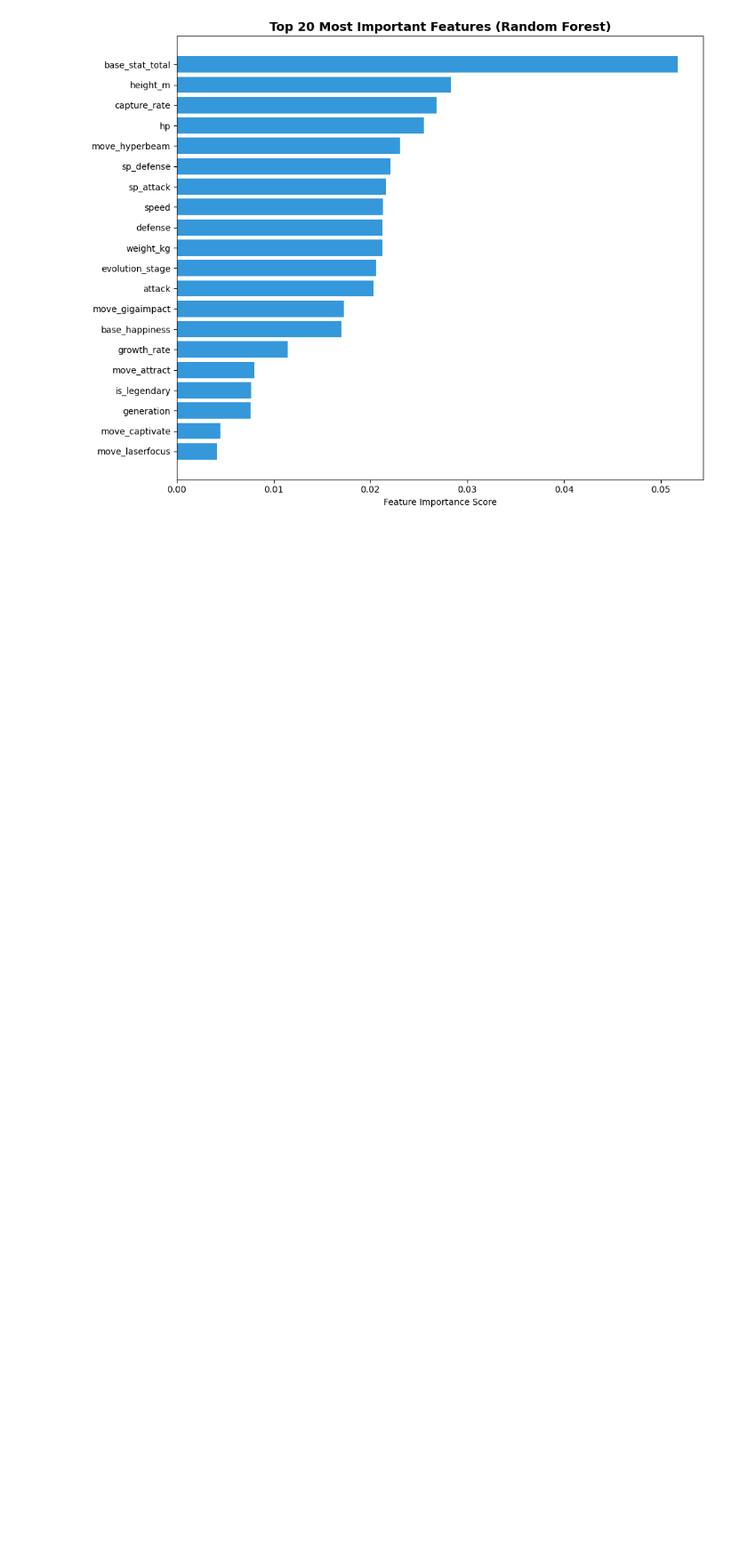
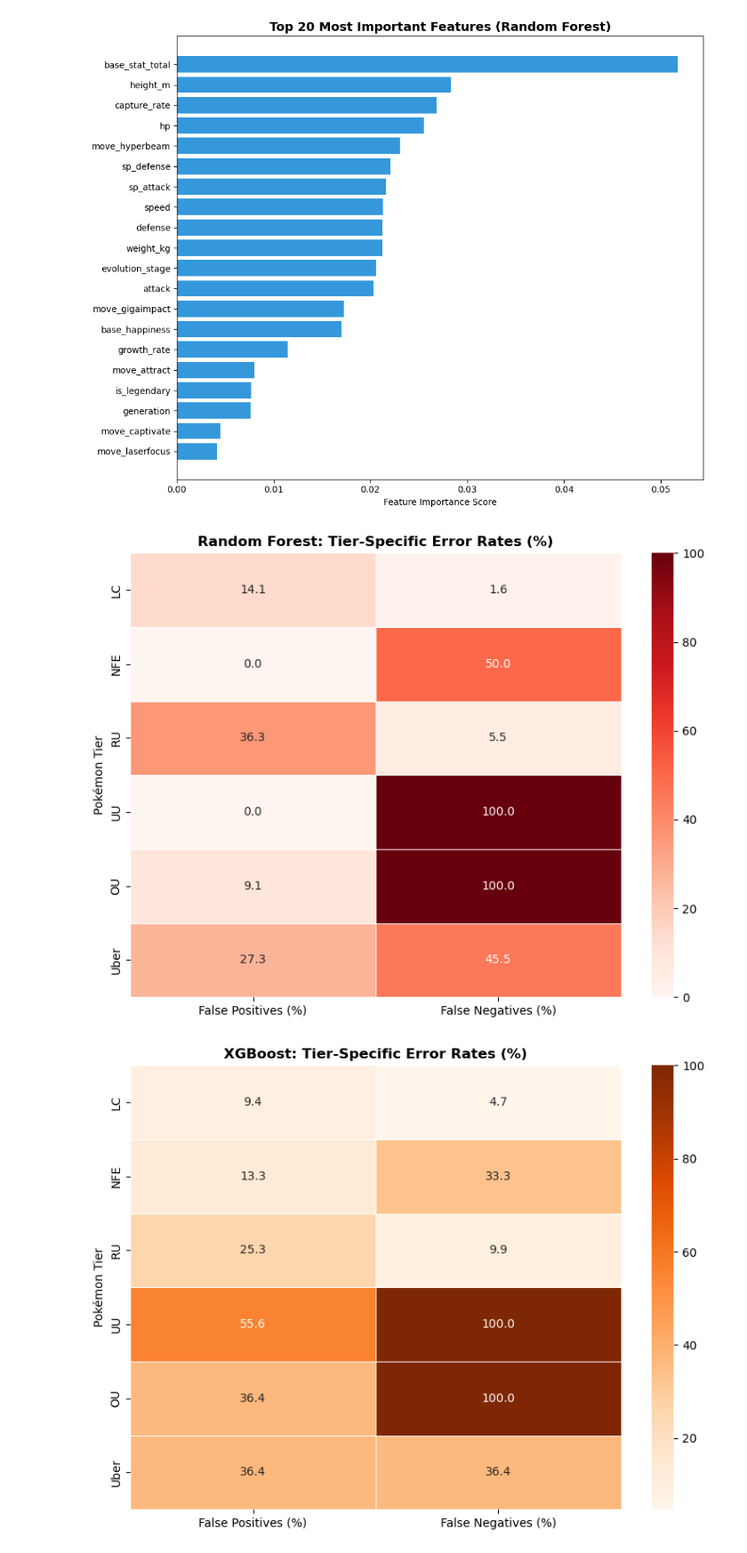
Before and after one commit to Anna-Kopec/pokemon_exploratory_data_analysis, a Jupyter notebook: src/process_tiers.ipynb, the cells around one changed output. Shown at 89% size. Saved outputs shown, nothing was run; the diff lists cells and outputs as text; code cells hidden in the pictures; blank space fills up the shorter version.

Commit message:
added heatmaps for FP and FN; calculate how mismatch is happening for worst-performing tiers

```diff
--- a/src/process_tiers.ipynb
+++ b/src/process_tiers.ipynb
@@ -179,3 +179,43 @@ plt.tight_layout()
 plt.show()
 # %% [output]
 [figure]
+# %%
+# y_test -> 1d list
+y_test_flat = np.asarray(y_test).ravel()
+
+# counts per tier
+support = pd.Series(y_test_flat).value_counts().reindex(range(len(tier_labels)), fill_value=0)
+support.index = tier_labels
+
+# Function for plotting
+def plot_model_heatmap(fp, fn, support_vals, title, cmap):
+    # Ensure no division by zero for rare tiers
+    safe_support = support_vals.replace(0, 1)
+
+    rates = pd.DataFrame({
+        'False Positives (%)': (fp / safe_support) * 100,
+        'False Negatives (%)': (fn / safe_support) * 100
+    }, index=tier_labels)
+
+    plt.figure(figsize=(8, 6))
+    sns.heatmap(rates, annot=True, cmap=cmap, fmt='.1f', linewidths=.5)
+    plt.title(title, fontsize=12, fontweight='bold')
+    plt.ylabel('Pokémon Tier')
+    plt.tight_layout()
+    plt.show()
+
+# Generate the two separate heatmaps, 1 for each model
+plot_model_heatmap(comparison_df['FP_RF'].values,
+                   comparison_df['FN_RF'].values,
+                   support,
+                   'Random Forest: Tier-Specific Error Rates (%)',
+                   'Reds')
+
+plot_model_heatmap(comparison_df['FP_XGB'].values,
+                   comparison_df['FN_XGB'].values,
+                   support,
+                   'XGBoost: Tier-Specific Error Rates (%)',
+                   'Oranges')
+# %% [output]
+[figure, added]
+[figure, added]
```
Also changed, not shown: parts of 2 cells of this notebook.
